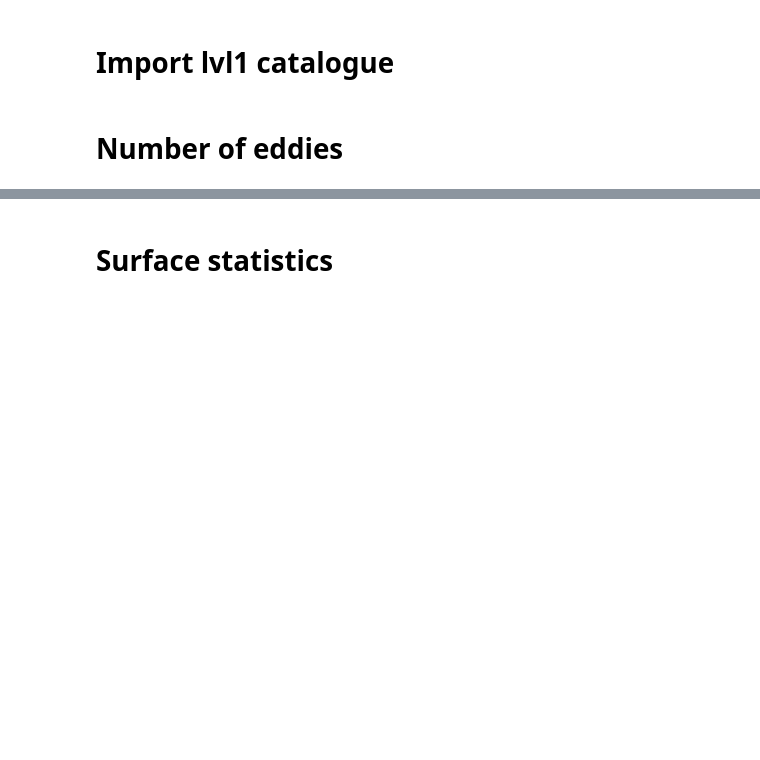
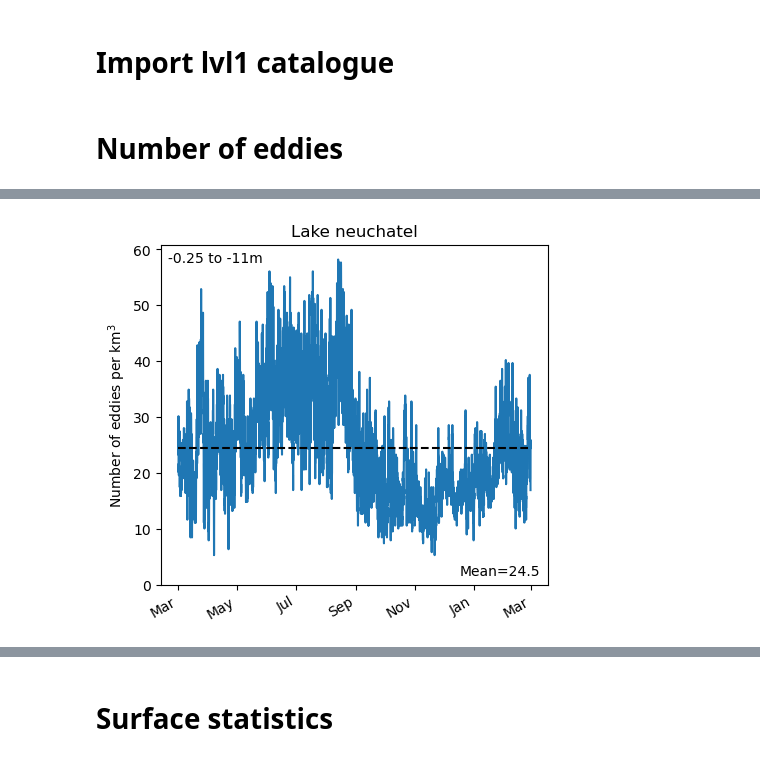
Before and after one commit to leroquan/horizontal_structure_analysis, a Jupyter notebook: eddies/lvl1_eddy_statistics.ipynb, the cells around one changed output, grey strips where cells are left out. Cells and saved outputs as stored; diff of their text form; code cells hidden in the pictures; blank space fills up the shorter version.

```diff
--- a/eddies/lvl1_eddy_statistics.ipynb
+++ b/eddies/lvl1_eddy_statistics.ipynb
@@ -54,3 +56,7 @@ df_lvl1_filtered_by_depth[df_lvl1_filtered_by_depth['date']=='2025-05-12 03:30:0
 # %%
 nb_eddy_by_depth = df_lvl1_filtered_by_depth.groupby(['date'])['id'].count()
+# %%
+df_lake = pd.read_csv(os.path.join(input_folder, "lake_characteristics.csv"))
+# %%
+volume_lake_slice_in_km3 = df_lake[(df_lake['depth_[m]'] > depth_min) & (df_lake['depth_[m]'] < depth_max) & (df_lake['time_index'] == df_lake.iloc[0]['time_index'])]['volume_slice_[m3]'].sum()/1e9
 # %%
@@ -64,2 +83,23 @@ plt.savefig(os.path.join(output_folder, f"eddy_numbers_{depth_min}-{depth_max}m.
+# %%
+fig, ax = plt.subplots(figsize=(5, 5))
+(nb_eddy_by_depth/volume_lake_slice_in_km3).plot()
+
+plt.hlines(nb_eddy_by_depth.mean()/volume_lake_slice_in_km3,
+           nb_eddy_by_depth.index[0],
+           nb_eddy_by_depth.index[-1],
+           linestyles='dashed',
+           color='black')
+plt.text(0.98,0.02,f'Mean={nb_eddy_by_depth.mean()/volume_lake_slice_in_km3:.1f}', transform=plt.gca().transAxes, ha='right', va='bottom')
+
+plt.ylim(bottom=0)
+plt.ylabel("Number of eddies per km$^3$")
+plt.text(0.02, 0.98, f'{depth_max} to {depth_min}m', transform=plt.gca().transAxes, ha='left', va='top')
+plt.xlabel("")
+plt.title(f'Lake {lake}')
+ax.xaxis.set_major_locator(mdates.MonthLocator(interval=2))
+ax.xaxis.set_major_formatter(mdates.DateFormatter('%b'))
+plt.savefig(os.path.join(output_folder, f"eddy_numbers_per_km3_{depth_min}-{depth_max}m.png"))
+# %% [output]
+[figure, added]
 # %%
 nb_eddy_by_depth.reset_index().to_csv(os.path.join(output_folder, f"eddy_numbers_{depth_min}-{depth_max}m.csv"))
```
Also changed, not shown: parts of 33 cells of this notebook, 54 other files.
